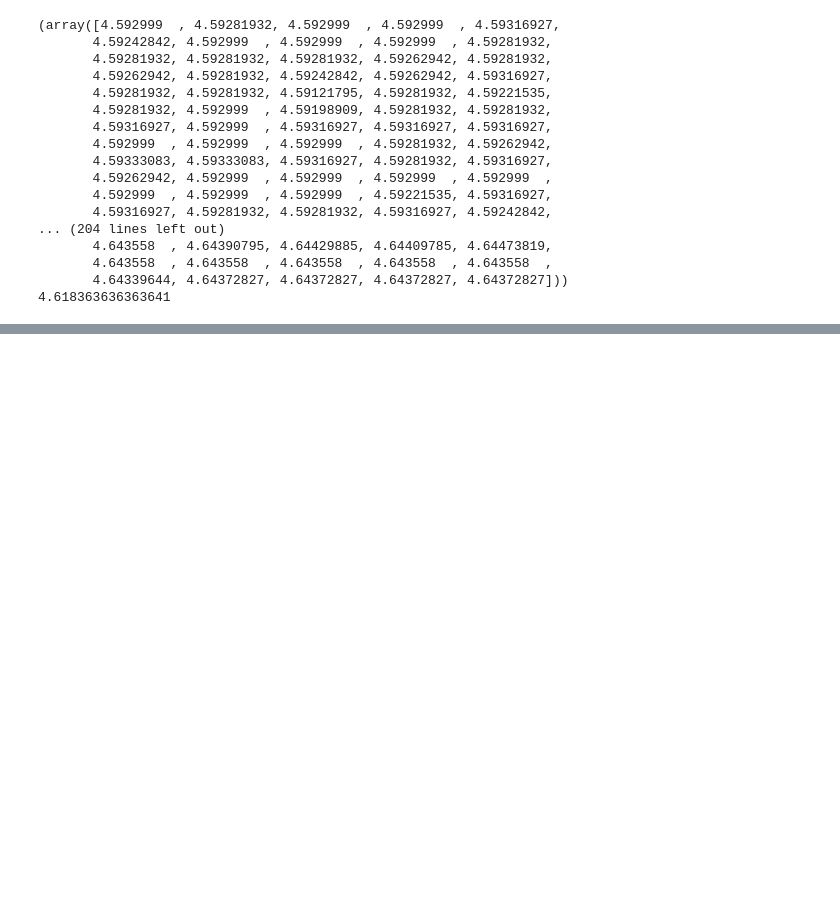
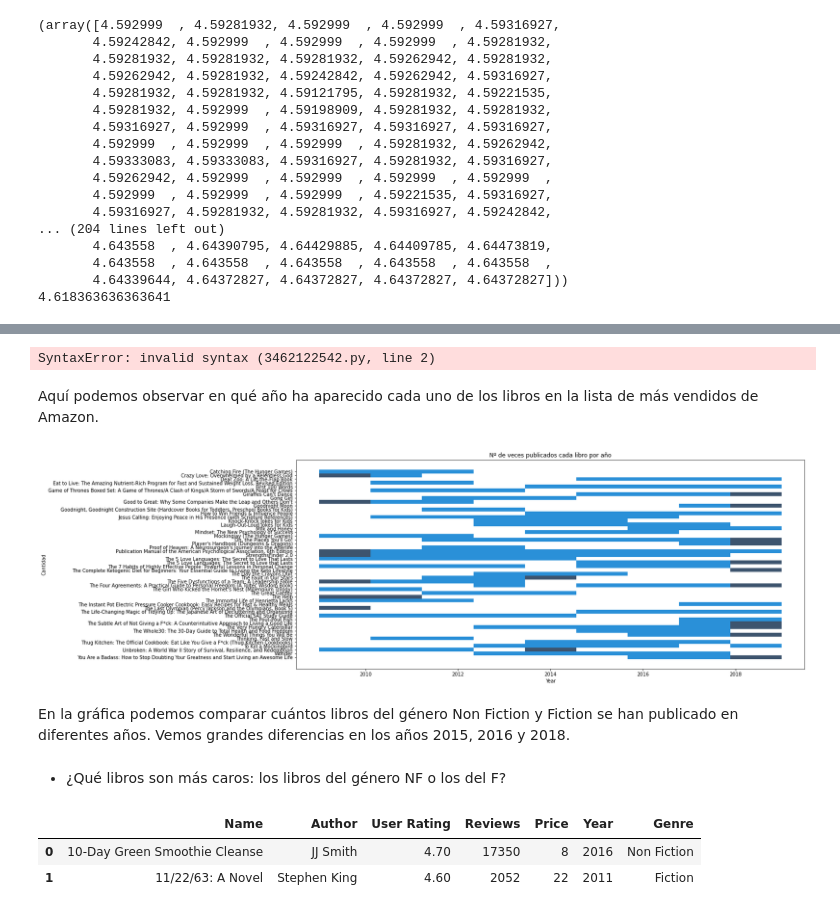
Before and after one commit to Adalab/DA-promo-A-module-2-pairprog-2-pair-3-Alicia-Laura, a Jupyter notebook: Estadistica/pair_estad_3.ipynb, the cells around one changed output, grey strips where cells are left out. Saved outputs shown, nothing was run; the diff lists cells and outputs as text; code cells hidden in the pictures; blank space fills up the shorter version.

```diff
--- a/Estadistica/pair_estad_3.ipynb
+++ b/Estadistica/pair_estad_3.ipynb
@@ -433,0 +390,9 @@ print(np.mean(data))
+# %%
+frecuentes= df["Name"].value_counts()[0:50]
+frecuentes
+# %%
+values = frecuentes.keys().to_list()
+values
+# %%
+df_name = df[df["Name"].isin(values)]
+df_name
@@ -433,0 +430,26 @@ print(np.mean(data))
+# %%
+plt.figure(figsize=(8,6))
+plt.barplot(df_name_ordenado)
+plt.show()
+# %% [output]
+SyntaxError: invalid syntax (3462122542.py, line 2)
+# %% [markdown]
+Aquí podemos observar en qué año ha aparecido cada uno de los libros en la lista de más vendidos de Amazon.
+# %%
+plt.figure(figsize =(19, 8))
+fig = sns.histplot(x= df_name["Year"], y=df_name["Name"], data= df_name)
+fig.set(xlabel='Year', ylabel= 'Cantidad')
+fig.set_title('Nº de veces publicados cada libro por año')
+plt.show()
+# %% [output]
+[figure, added]
+# %% [markdown]
+En la gráfica podemos comparar cuántos libros del género Non Fiction y Fiction se han publicado en diferentes años. Vemos grandes diferencias en los años 2015, 2016 y 2018.
+# %% [markdown]
+- ¿Qué libros son más caros: los libros del género NF o los del F?
+# %%
+df.head(2)
+# %% [output]
+|  | Name | Author | User Rating | Reviews | Price | Year | Genre |
+| 0 | 10-Day Green Smoothie Cleanse | JJ Smith | 4.70 | 17350 | 8 | 2016 | Non Fiction |
+| 1 | 11/22/63: A Novel | Stephen King | 4.60 | 2052 | 22 | 2011 | Fiction |
```
Also changed, not shown: parts of 34 cells of this notebook.
